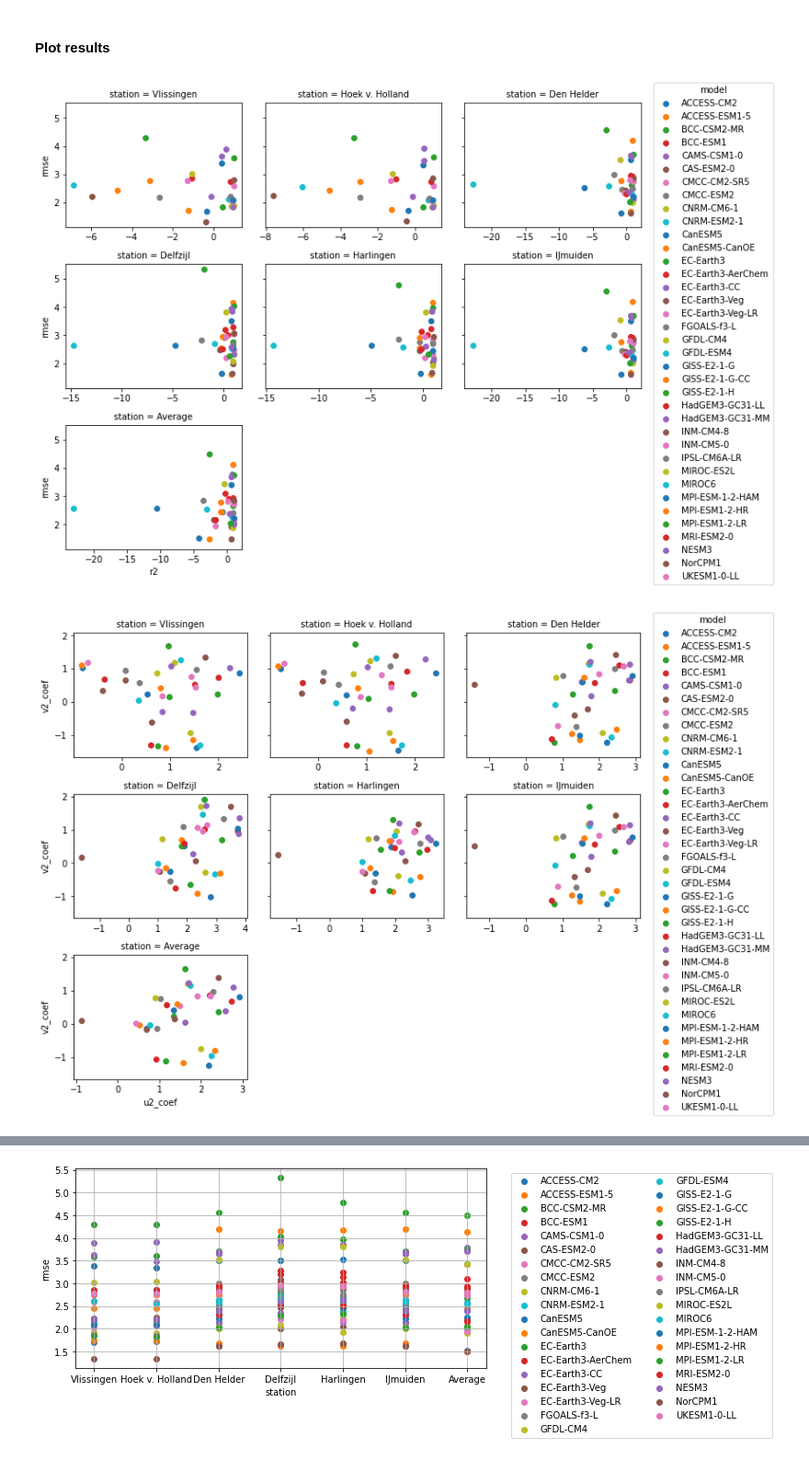
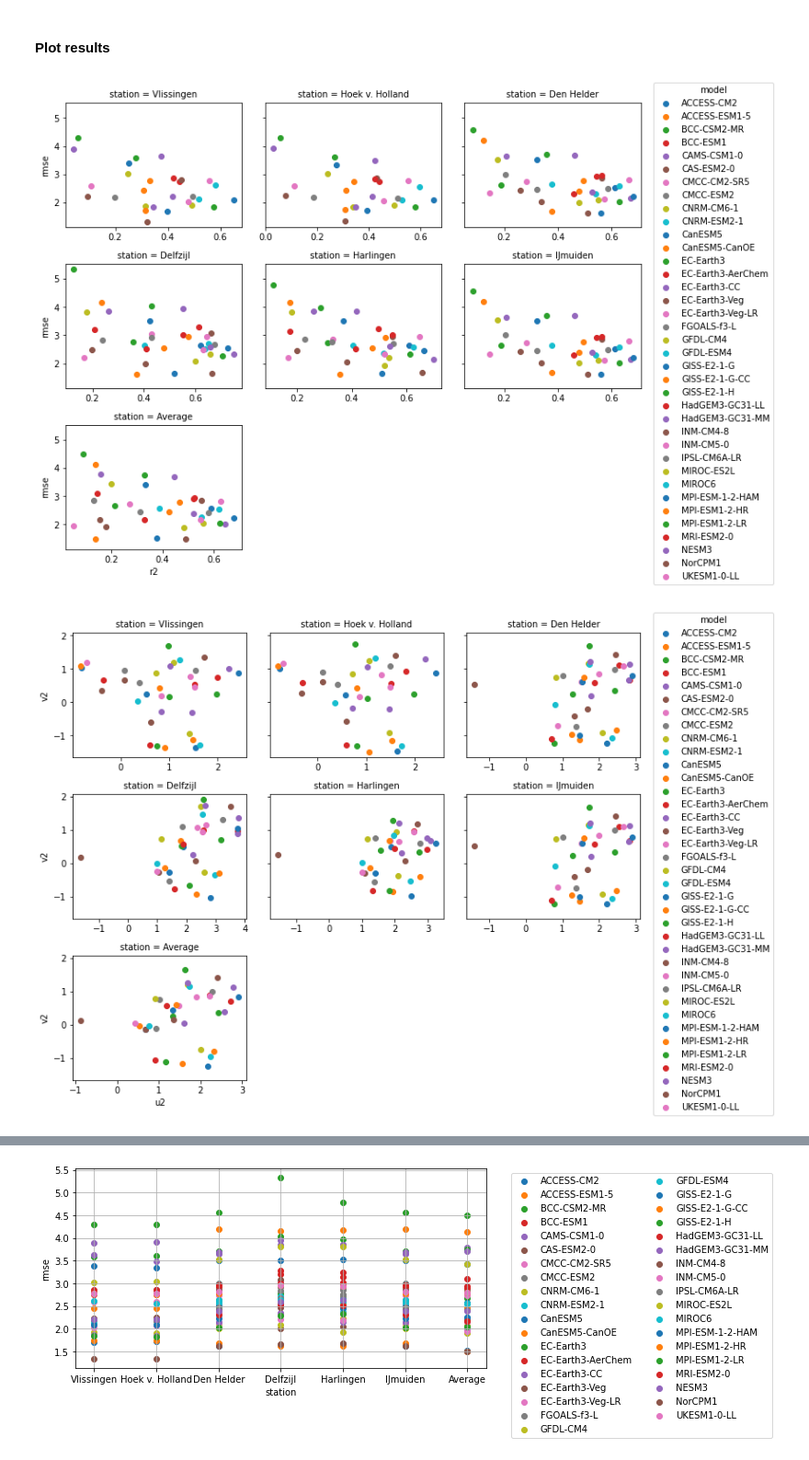
Before and after one commit to iris-keizer/Thesis-KNMI, a Jupyter notebook: Wind_contribution/Analysis/notebooks/nearby_wind_regression_cmip6.ipynb, the cells around one changed output, grey strips where cells are left out. Shown at 92% size. Drawn from its saved outputs; the diff is of its cells as text; code cells hidden in the pictures.

Commit message:
fixed all regressions and result plots

```diff
--- a/Wind_contribution/Analysis/notebooks/nearby_wind_regression_cmip6_historical.ipynb
+++ b/Wind_contribution/Analysis/notebooks/nearby_wind_regression_cmip6.ipynb
@@ -23,8 +23,7 @@ from code import regression as regres
 from code import figures as figs
 
 data_type = 'historical' # For data_type choose ['historical', 'piControl', 'ssp119', 'ssp126', 'ssp245' 'ssp370', 'ssp585']
-
-station_names = imprt.station_names()
+model = 'NearestPoint'
 # %% [output]
 The autoreload extension is already loaded. To reload it, use:
   %reload_ext autoreload
@@ -60,5 +50,5 @@ figs.plot_zos_data(zos, data_type)
 # %% [markdown]
 #### Import and plot nearby wind data
 # %%
-wind_data = imprt.import_cmip6_wind_data(model = 'Nearest Point', data_type = 'historical')
+wind_data = imprt.import_cmip6_wind_data(model = model, data_type = data_type)
 # %%
@@ -92,7 +74,7 @@ figs.plot_cmip6_wind_data(wind_data, 'v2', data_type)
 # %% [markdown]
 ### Perform regression
 # %%
-results, timeseries = regres.regression_cmip6(wind_data, zos, wind_model = 'NearestPoint')
+results, timeseries = regres.regression_cmip6(wind_data, zos, wind_model = model)
 # %%
 timeseries
 # %% [output]
@@ -128,11 +113,11 @@ Data variables:
 # %%
 figs.plot_cmip6_two_variables(results, 'r2', 'rmse', data_type)
 # %% [output]
-[figure, old version]
+[figure, new version]
 # %%
-figs.plot_cmip6_two_variables(results, 'u2_coef', 'v2_coef', data_type)
+figs.plot_cmip6_two_variables(results, 'u2', 'v2', data_type)
 # %% [output]
-[figure, old version]
+[figure, new version]
 # %%
 figs.plot_cmip6_result_per_station(results, 'r2', data_type)
 # %% [output]
```
Also changed, not shown: parts of 9 cells of this notebook, 10 other files.
